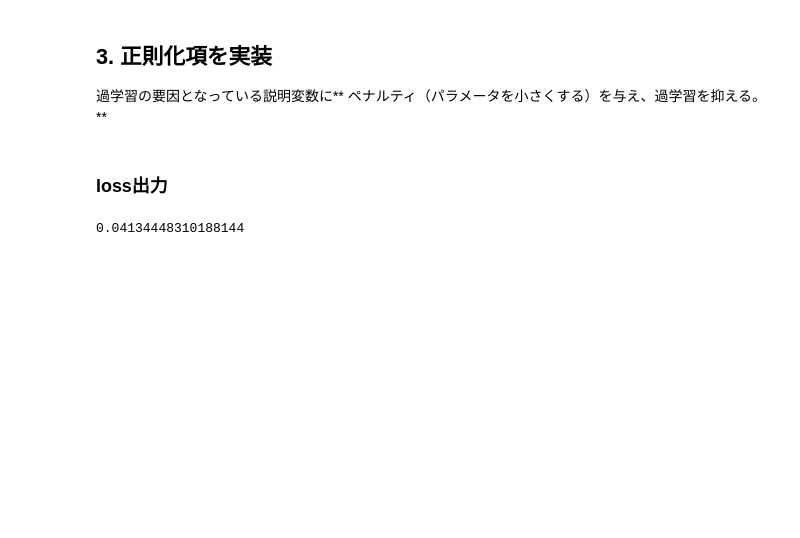
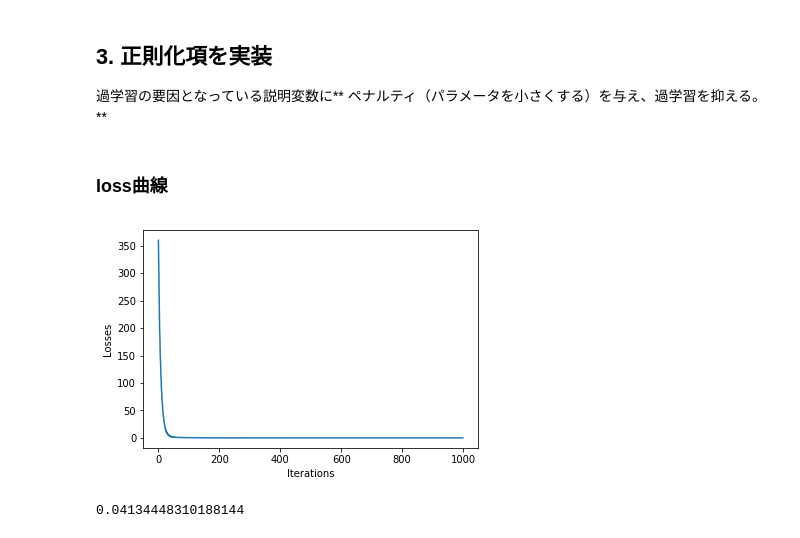
Before and after one commit to ha9kberry/ml, a Jupyter notebook: regularization/regularization.ipynb, the cells around one changed output. Cells and saved outputs as stored; diff of their text form; code cells hidden in the pictures; blank space fills up the shorter version.

```diff
--- a/regularization/regularization.ipynb
+++ b/regularization/regularization.ipynb
@@ -184,7 +191,14 @@ for i in range(iteration):
     #log="{}回目 ： loss={:.3f}"
     #print(log.format(i+1,loss))
 # %% [markdown]
-### loss出力
+### loss曲線
+# %%
+plt.plot(range(0,iteration),loss_list)
+plt.xlabel("Iterations")
+plt.ylabel("Losses")
+plt.show()
+# %% [output]
+[figure, added]
 # %%
 loss_list[-1]
 # %% [output]
```
Also changed, not shown: parts of 7 cells of this notebook, 1 other file.
